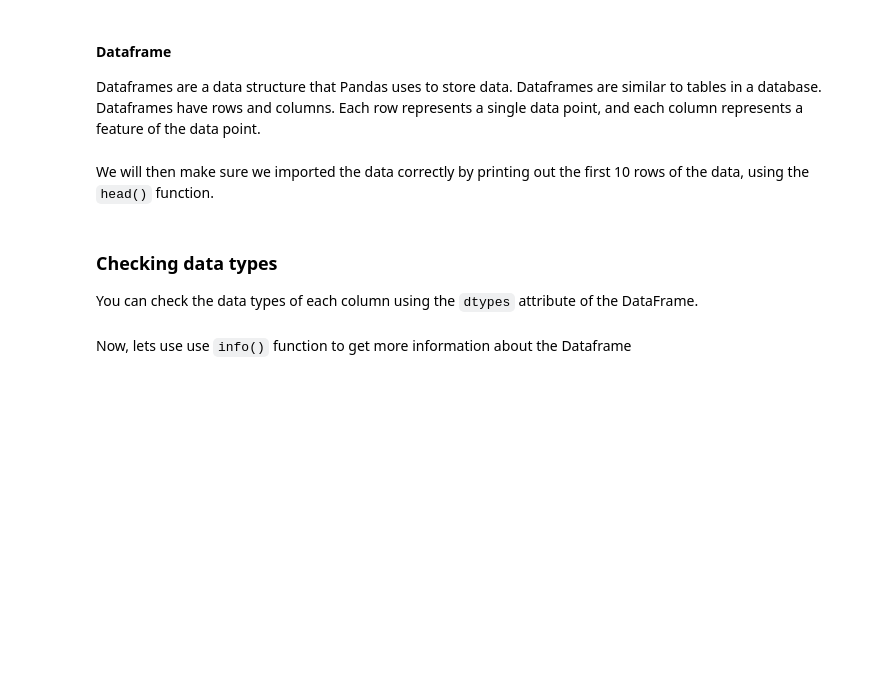
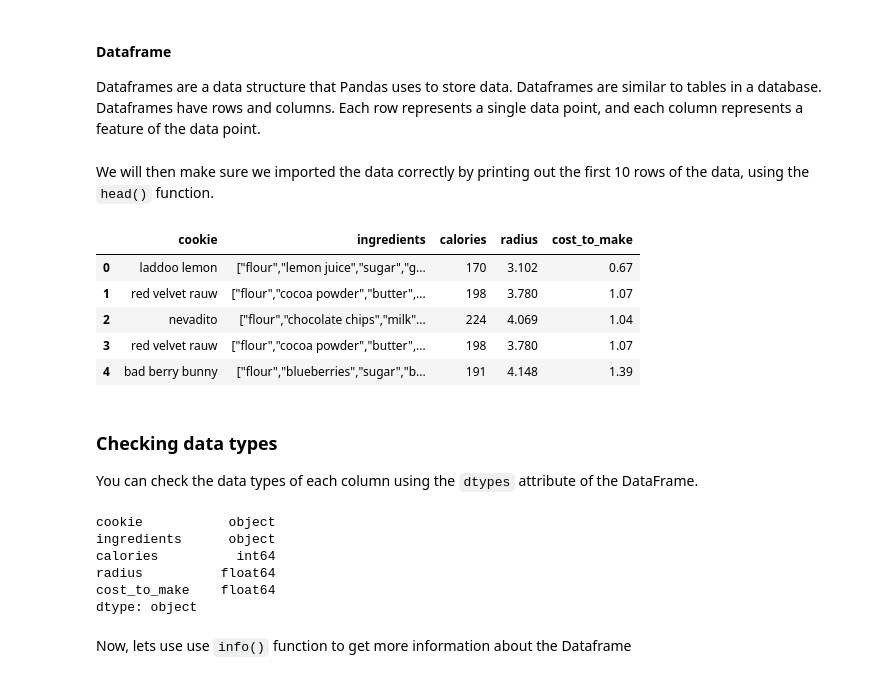
Before and after one commit to Matiasou/Data-Science-Fundamentals, a Jupyter notebook: labs/lab-02/lab02.ipynb, the cells around one changed output. Drawn from its saved outputs; the diff is of its cells as text; code cells hidden in the pictures; blank space fills up the shorter version.

```diff
--- a/labs/lab-02/lab02.ipynb
+++ b/labs/lab-02/lab02.ipynb
@@ -55,6 +55,7 @@ import pandas
 We will now look at the `cookies.csv` file. We will use the `pd.read_csv()` function to read in the CSV file. We will store the data in a variable called `cookies`.
 # %%
 #TODO: read the cookies.csv file into a pandas dataframe
+cookies_df = pd.read_csv('cookies.csv')
 # %% [markdown]
 #### Dataframe
 Dataframes are a data structure that Pandas uses to store data. Dataframes are similar to tables in a database. Dataframes have rows and columns. Each row represents a single data point, and each column represents a feature of the data point.
@@ -62,11 +63,27 @@ Dataframes are a data structure that Pandas uses to store data. Dataframes are s
 We will then make sure we imported the data correctly by printing out the first 10 rows of the data, using the `head()` function.
 # %%
 #TODO: print the head of the dataframe
+cookies_df.head()
+# %% [output]
+|  | cookie | ingredients | calories | radius | cost_to_make |
+| 0 | laddoo lemon | ["flour","lemon juice","sugar","g... | 170 | 3.102 | 0.67 |
+| 1 | red velvet rauw | ["flour","cocoa powder","butter",... | 198 | 3.780 | 1.07 |
+| 2 | nevadito | ["flour","chocolate chips","milk"... | 224 | 4.069 | 1.04 |
+| 3 | red velvet rauw | ["flour","cocoa powder","butter",... | 198 | 3.780 | 1.07 |
+| 4 | bad berry bunny | ["flour","blueberries","sugar","b... | 191 | 4.148 | 1.39 |
 # %% [markdown]
 ### Checking data types
 You can check the data types of each column using the `dtypes` attribute of the DataFrame.
 # %%
 #TODO: check the data types of the columns
+cookies_df.dtypes
+# %% [output]
+cookie           object
+ingredients      object
+calories          int64
+radius          float64
+cost_to_make    float64
+dtype: object
 # %% [markdown]
 Now, lets use use `info()` function to get more information about the Dataframe
 # %%
```
Also changed, not shown: parts of 20 cells of this notebook.
